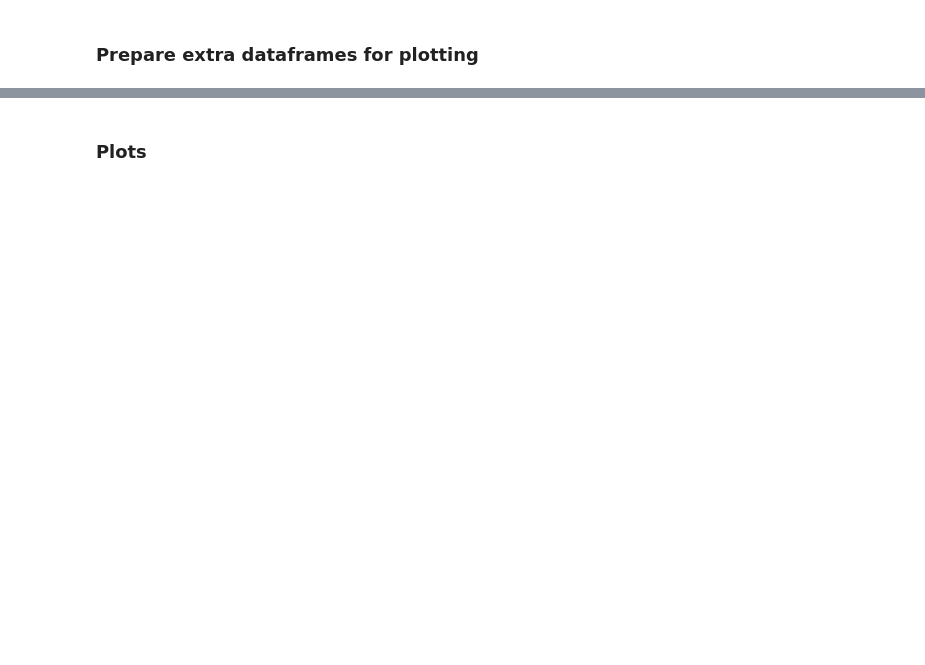
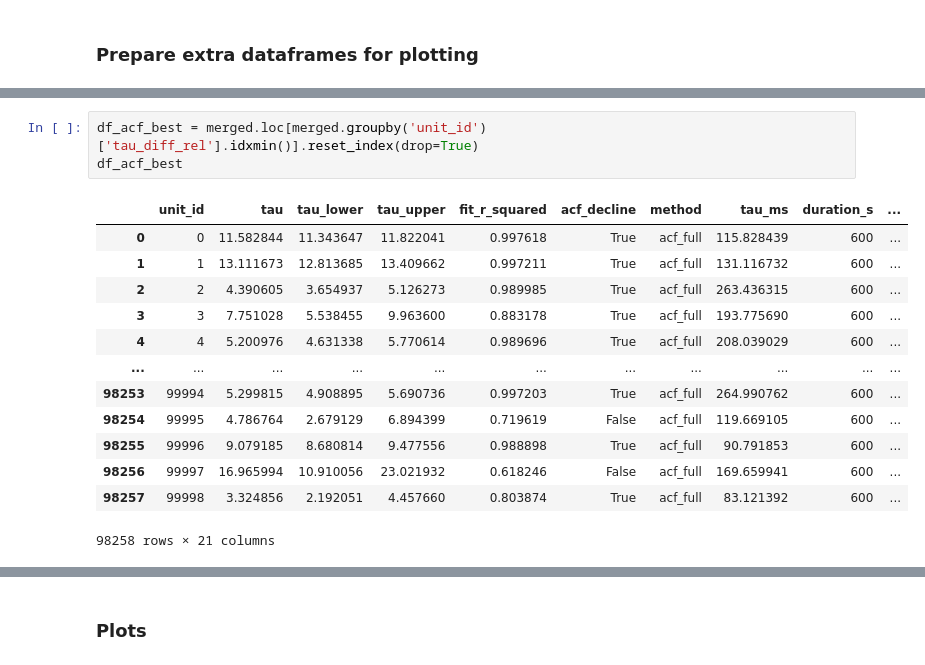
Before and after one commit to iinnpp/isttc, a Jupyter notebook: notebooks/synthetic/plot_taus_n_lags.ipynb, the cells around one changed output, grey strips where cells are left out. Drawn from its saved outputs; the diff is of its cells as text; blank space fills up the shorter version.

```diff
--- a/notebooks/synthetic/plot_taus_n_lags.ipynb
+++ b/notebooks/synthetic/plot_taus_n_lags.ipynb
@@ -96,0 +131,17 @@ merged
+# %%
+df_acf_best = merged.loc[merged.groupby('unit_id')['tau_diff_rel'].idxmin()].reset_index(drop=True)
+df_acf_best
+# %% [output]
+|  | unit_id | tau | tau_lower | tau_upper | fit_r_squared | acf_decline | method | tau_ms | duration_s | ... |
+| 0 | 0 | 11.582844 | 11.343647 | 11.822041 | 0.997618 | True | acf_full | 115.828439 | 600 | ... |
+| 1 | 1 | 13.111673 | 12.813685 | 13.409662 | 0.997211 | True | acf_full | 131.116732 | 600 | ... |
+| 2 | 2 | 4.390605 | 3.654937 | 5.126273 | 0.989985 | True | acf_full | 263.436315 | 600 | ... |
+| 3 | 3 | 7.751028 | 5.538455 | 9.963600 | 0.883178 | True | acf_full | 193.775690 | 600 | ... |
+| 4 | 4 | 5.200976 | 4.631338 | 5.770614 | 0.989696 | True | acf_full | 208.039029 | 600 | ... |
+| ... | ... | ... | ... | ... | ... | ... | ... | ... | ... | ... |
+| 98253 | 99994 | 5.299815 | 4.908895 | 5.690736 | 0.997203 | True | acf_full | 264.990762 | 600 | ... |
+| 98254 | 99995 | 4.786764 | 2.679129 | 6.894399 | 0.719619 | False | acf_full | 119.669105 | 600 | ... |
+| 98255 | 99996 | 9.079185 | 8.680814 | 9.477556 | 0.988898 | True | acf_full | 90.791853 | 600 | ... |
+| 98256 | 99997 | 16.965994 | 10.910056 | 23.021932 | 0.618246 | False | acf_full | 169.659941 | 600 | ... |
+| 98257 | 99998 | 3.324856 | 2.192051 | 4.457660 | 0.803874 | True | acf_full | 83.121392 | 600 | ... |
+98258 rows × 21 columns
```
Also changed, not shown: parts of 6 cells of this notebook, 5 other files.
